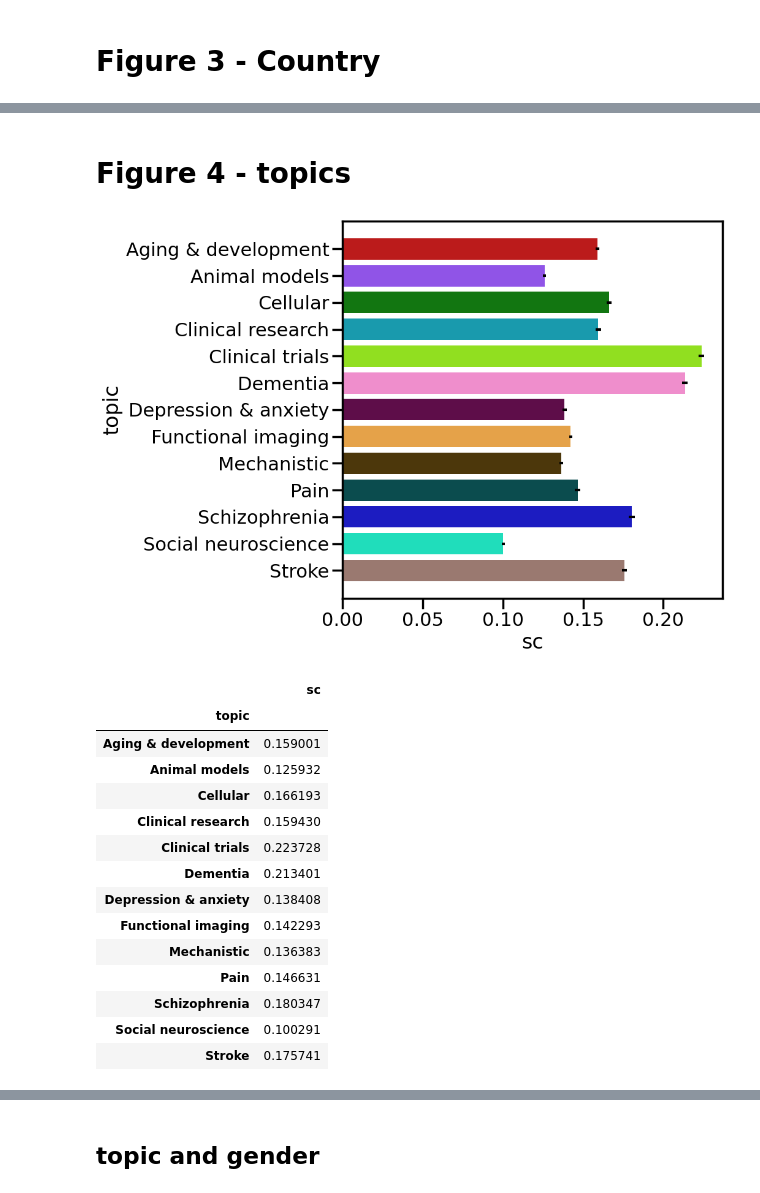
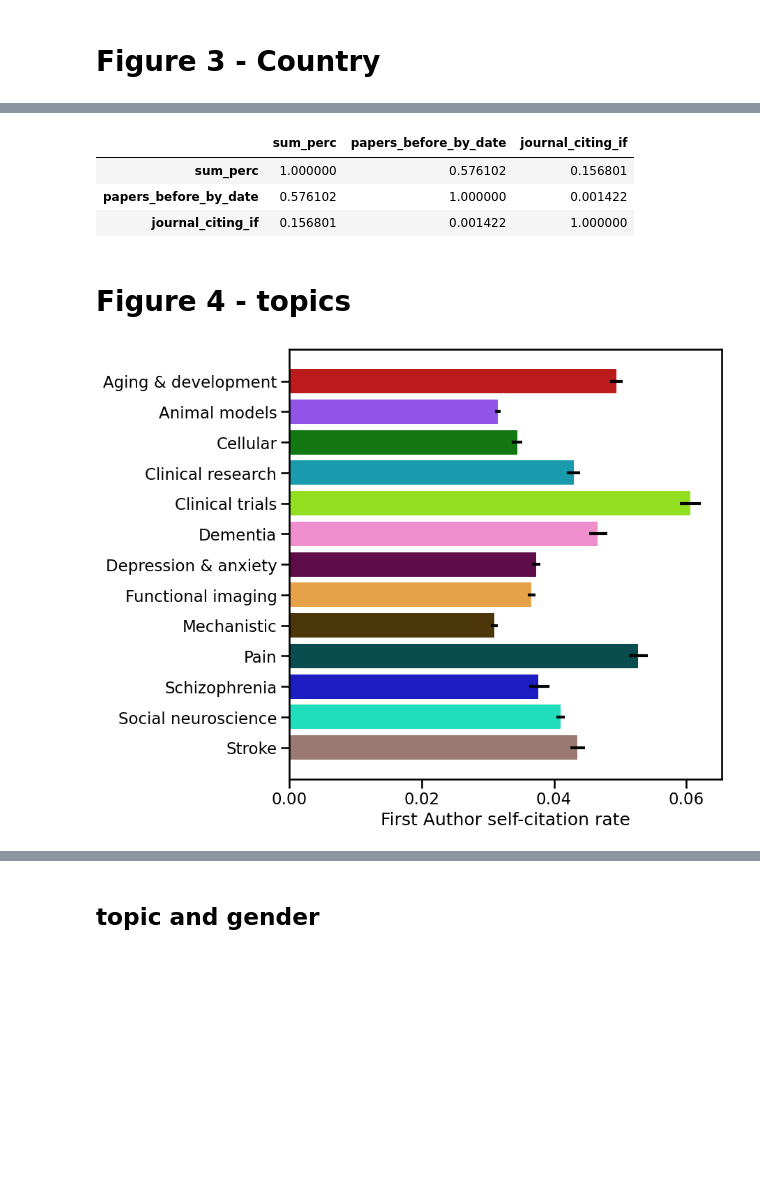
Before and after one commit to mattrosenblatt7/self_citation, a Jupyter notebook: raw_data_analysis/bootstrap_analysis.ipynb, the cells around one changed output, grey strips where cells are left out. Saved outputs shown, nothing was run; the diff lists cells and outputs as text; code cells hidden in the pictures; blank space fills up the shorter version.

Commit message:
Add files via upload
update raw data and analysis

```diff
--- a/raw_data_analysis/bootstrap_analysis.ipynb
+++ b/raw_data_analysis/bootstrap_analysis.ipynb
@@ -318,6 +335,6 @@ See the caveats in the documentation: https://pandas.pydata.org/pandas-docs/stab
 # %% [markdown]
 # Load bootstrap results
 # %%
-dat = np.load('./data/boot_results.npz', allow_pickle=True)
+dat = np.load('./boot_results.npz', allow_pickle=True)
 dat['r_boot']
 # %% [output]
@@ -423,27 +439,23 @@ print(np.percentile(dat['sc_rates'][:, -1, :], q=97.5, axis=0))
 # Make plot of self-citation rate over time
 
 sns.set_context('poster')
-ordering = ['First author', 'Last author', 'Any author']
+ordering = ['First Author', 'Last Author', 'Any Author']
 years = np.arange(2000, 2021)
 fig, ax = plt.subplots(figsize=(10, 6))
 colors = custom_palette[:3]
 sc_rates_time = dat['sc_rates']
 
 for i, sc_type in enumerate(ordering):
-  sc_time_iter = np.mean(sc_rates_time[:, :, i], axis=0)  # either first, last or any
-  sc_lower = np.percentile(sc_rates_time[:, :, i], q=2.5, axis=0)
-  sc_upper = np.percentile(sc_rates_time[:, :, i], q=97.5, axis=0)
+    sc_time_iter = np.mean(sc_rates_time[:, :, i], axis=0)  # either first, last or any
+    sc_lower = np.percentile(sc_rates_time[:, :, i], q=2.5, axis=0)
+    sc_upper = np.percentile(sc_rates_time[:, :, i], q=97.5, axis=0)
 
-  ax.plot(years, sc_time_iter, label=sc_type, color=custom_palette[i], linewidth=1.5)
-  ax.fill_between(years, sc_lower, sc_upper, color=custom_palette[i], alpha=.3)
+    ax.plot(years, sc_time_iter, label=sc_type, color=custom_palette[i], linewidth=1.5)
+    ax.fill_between(years, sc_lower, sc_upper, color=custom_palette[i], alpha=.3)
 
 ax.set_xticks([2000, 2005, 2010, 2015, 2020])
 ax.set_ylim([0, 0.2])
 ax.set_yticks([0, 0.05, 0.1, 0.15, 0.2])
 ax.set_xlabel('Year')
 ax.set_ylabel('Self-citation rate')
-plt.legend()
-
-if save_figs:
-  fig.savefig(base_path + 'fig1_time_hist/over_time.svg', format="svg", transparent=True, dpi=400, bbox_inches='tight')
 # %% [output]
@@ -598,9 +731,24 @@ if save_figs:
+# %%
+# Spearman correlation between self-citation rate, previous papers, and impact factor (averaged over country)
+df_plot[['sum_perc', 'papers_before_by_date', 'journal_citing_if']].corr(method='spearman')
+# %% [output]
+|  | sum_perc | papers_before_by_date | journal_citing_if |
+| sum_perc | 1.000000 | 0.576102 | 0.156801 |
+| papers_before_by_date | 0.576102 | 1.000000 | 0.001422 |
+| journal_citing_if | 0.156801 | 0.001422 | 1.000000 |
 # %% [markdown]
 # Figure 4 - topics
 # %%
 # plot self-citation rate by number of topics
-author_type = 'Any'  # change to FA, LA, or Any
+author_type = 'FA'  # change to FA, LA, or Any
 num_topics = 13
+
+if author_type=='FA':
+    title_str = 'First Author'
+elif author_type=='LA':
+    title_str = 'Last Author'
+elif author_type=='Any':
+    title_str = 'Any Author'
 
 
 # functions for finding quantiles from dataframes
@@ -614,57 +762,43 @@ topic_la_sc=dat['topic_la_sc']
 topic_any_sc=dat['topic_any_sc']
 
 topic_names = np.array(['Clinical research', 'Aging & development', 'Dementia', 'Functional imaging',
                'Pain', 'Animal models', 'Stroke', 'Clinical trials', 'Schizophrenia', 'Cellular',
                'Mechanistic', 'Depression & anxiety', 'Social neuroscience'])
 alphabetical_order = np.argsort(topic_names)
 ntopics = len(topic_names)
 
 topic_sc_array = np.array([])
 auth_array = np.array([])
 topic_id_array = np.array([])
 num_boot_iters = np.shape(topic_fa_sc)[0]
 for i in range(ntopics):
-  topic_sc_array = np.concatenate([topic_sc_array, topic_fa_sc[:, i], topic_la_sc[:, i], topic_any_sc[:, i]])
-  auth_array = np.concatenate([auth_array, num_boot_iters*['FA'], num_boot_iters*['LA'], num_boot_iters*['Any']])
-  # topic_id_array = np.concatenate([topic_id_array, 3*num_boot_iters*[i]])
-  topic_id_array = np.concatenate([topic_id_array, 3*num_boot_iters*[topic_names[i]]])
+    topic_sc_array = np.concatenate([topic_sc_array, topic_fa_sc[:, i], topic_la_sc[:, i], topic_any_sc[:, i]])
+    auth_array = np.concatenate([auth_array, num_boot_iters*['FA'], num_boot_iters*['LA'], num_boot_iters*['Any']])
+    # topic_id_array = np.concatenate([topic_id_array, 3*num_boot_iters*[i]])
+    topic_id_array = np.concatenate([topic_id_array, 3*num_boot_iters*[topic_names[i]]])
 
 df_topics = pd.DataFrame({'topic':topic_id_array, 'auth':auth_array, 'sc':topic_sc_array})
 df_topics = df_topics.sort_values('topic')
 
 fig, ax = plt.subplots(figsize=(8, 8))
 many_palette = sns.color_palette(cc.glasbey, n_colors=num_topics)
 sns.barplot(data=df_topics[df_topics['auth']==author_type], y='topic', x='sc', ci=None, orient='h', ax=ax, palette=many_palette)
 
 # get quantiles for CI, then add error bars
-df_quantiles = df_topics[df_topics.auth==author_type].groupby(['topic']).agg({'sc': [qlower, qupper]})
+df_quantiles = df_topics[df_topics.auth==author_type].groupby(['topic']).agg({'sc': [qlower, qupper, 'median']})
 df_mean = df_topics[df_topics.auth==author_type].groupby(['topic']).agg({'sc': 'mean'})
 ci_vals = np.zeros((2, 13))
 ci_vals[0, :] = np.abs(df_quantiles['sc']['qlower'] - df_mean['sc'])
 ci_vals[1, :] = df_quantiles['sc']['qupper'] - df_mean['sc']
 ax.errorbar(x=df_mean.sc, y=np.arange(0, 13), xerr=ci_vals, ls='', lw=3, color='black')
 
+# axis labels
+ax.set_ylabel('')
+if author_type!='FA':  # remove tick labels for first author
+    ax.set_yticks([])
+ax.set_xlabel('{:s} self-citation rate'.format(title_str))
 
-if save_figs:
-  fig.savefig(base_path + 'fig4_topics/topics_' + str(num_topics) + '_' + author_type + '.svg', format="svg", transparent=True, dpi=400, bbox_inches='tight')
+# 3 ticks
+ax.xaxis.set_major_locator(plt.MaxNLocator(4))
 # %% [output]
-[figure, old version]
+[figure, new version]
-# %%
-# show mean self-citation rates by topic
-df_mean
-# %% [output]
-|  | sc |
-| topic |  |
-| Aging & development | 0.159001 |
-| Animal models | 0.125932 |
-| Cellular | 0.166193 |
-| Clinical research | 0.159430 |
-| Clinical trials | 0.223728 |
-| Dementia | 0.213401 |
-| Depression & anxiety | 0.138408 |
-| Functional imaging | 0.142293 |
-| Mechanistic | 0.136383 |
-| Pain | 0.146631 |
-| Schizophrenia | 0.180347 |
-| Social neuroscience | 0.100291 |
-| Stroke | 0.175741 |
```
Also changed, not shown: parts of 105 cells of this notebook, 1 other file.
